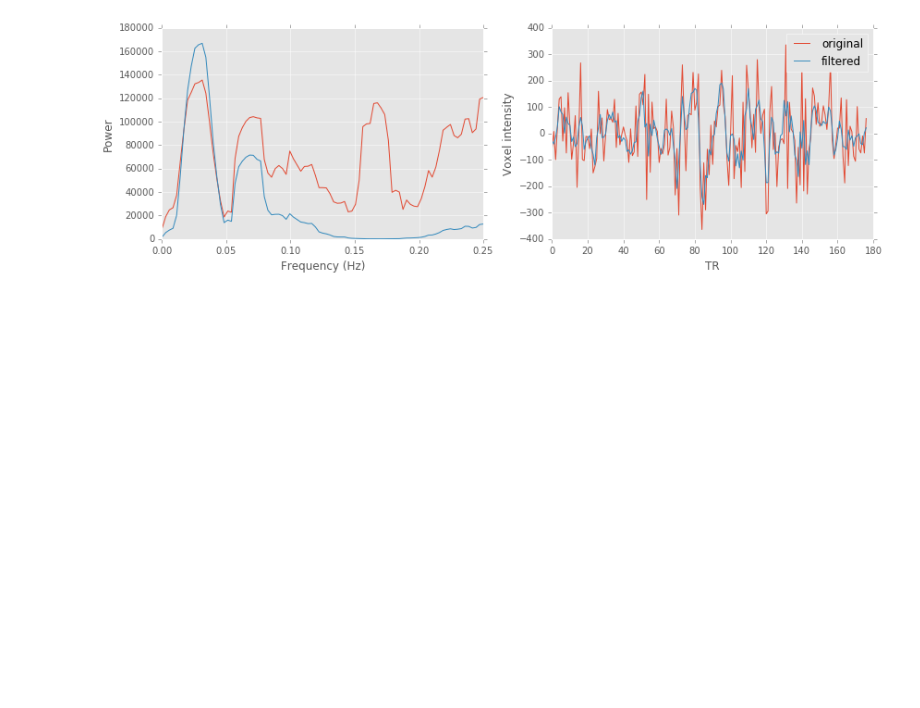
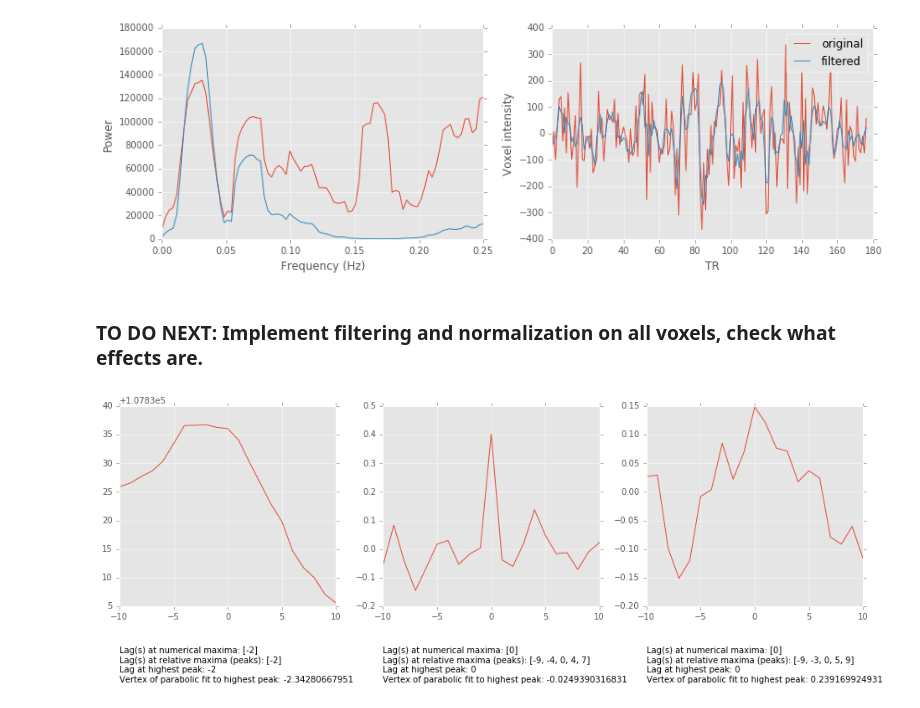
Before and after one commit to danlurie/lag_maps, a Jupyter notebook: notebooks/Cross-Correlation and Interpolation.ipynb, the cells around one changed output. Saved outputs shown, nothing was run; the diff lists cells and outputs as text; code cells hidden in the pictures; blank space fills up the shorter version.

```diff
--- a/notebooks/Cross-Correlation and Interpolation.ipynb
+++ b/notebooks/Cross-Correlation and Interpolation.ipynb
@@ -339,0 +339,2 @@ plot_signal(TR, 0.1, 0.01, epi_compcor_gsr_mean_signal)
+# %% [markdown]
+### TO DO NEXT: Implement filtering and normalization on all voxels, check what effects are.
@@ -341,27 +372,17 @@ plot_signal(TR, 0.1, 0.01, epi_compcor_gsr_mean_signal)
 lags_4 = range(-4, 5)
 lags_6 = range(-6, 7)
 lags_8 = range(-8, 9)
-lags_20 = range(-20, 21)
+lags_10 = range(-10, 11)
-# %%
-@interact(voxel_select=widgets.IntSlider(min=0, max=5000), lags=fixed(lags_20))
-def xcorr_viewer(voxel_select, lags):
-    # Calculate and plot cross-correlation for the selected voxel.
-    test_xcorr = sliding_xcorr(epi_brain_masked_data[:,voxel_select], np.mean(epi_gm_masked_data, axis=1), lags)
-    plt.plot(lags, test_xcorr)
-    # Calculate and report numerical maxima.
-    num_maxima_idx = np.argwhere(test_xcorr == np.max(test_xcorr)).flatten()
-    num_maxima_lags = list([lags[i] for i in num_maxima_idx])
-    print("Lag(s) at numerical maxima: "+str(num_maxima_lags))
-    # Calculate and report relative maxima (peaks)
-    rel_maxima_idx = np.array(signal.argrelmax(np.array(test_xcorr))[0])
-    if len(rel_maxima_idx) >= 1:
-        rel_maxima_lags = [lags[i] for i in rel_maxima_idx]
-        print("Lag(s) at relative maxima (peaks): "+str(rel_maxima_lags))
-        rel_maxima_vals = [test_xcorr[i] for i in rel_maxima_idx]
-        highest_peak_maxima_idx = np.argmax(rel_maxima_vals)
-        print("Lag at highest peak: "+str(rel_maxima_lags[highest_peak_maxima_idx]))
-        highest_peak_xcorr_idx = rel_maxima_idx[highest_peak_maxima_idx]
-        lag_shift = np.sum(np.array(lags) > 0)
-        print("Vertex of parabolic fit to highest peak: "+str(parabolic(test_xcorr, highest_peak_xcorr_idx)[0]-lag_shift))
-    else:
-        print("Relative maxima: None")
+# %%
+time_series_array = [epi_minimal_time_series.data,
+                    epi_compcor_time_series.data,
+                    epi_compcor_gsr_time_series.data]
+
+time_series_filtered_array = [epi_minimal_filtered_time_series,
+                    epi_compcor_filtered_time_series,
+                    epi_compcor_gsr_filtered_time_series]
+# %%
+interact(xcorr_viewer, voxel_select=widgets.IntSlider(min=0, max=5000),
+         lags=fixed(lags_10), ts_array=fixed(time_series_array))
+# %% [output]
+[figure, added]
```
Also changed, not shown: parts of 4 cells of this notebook.
